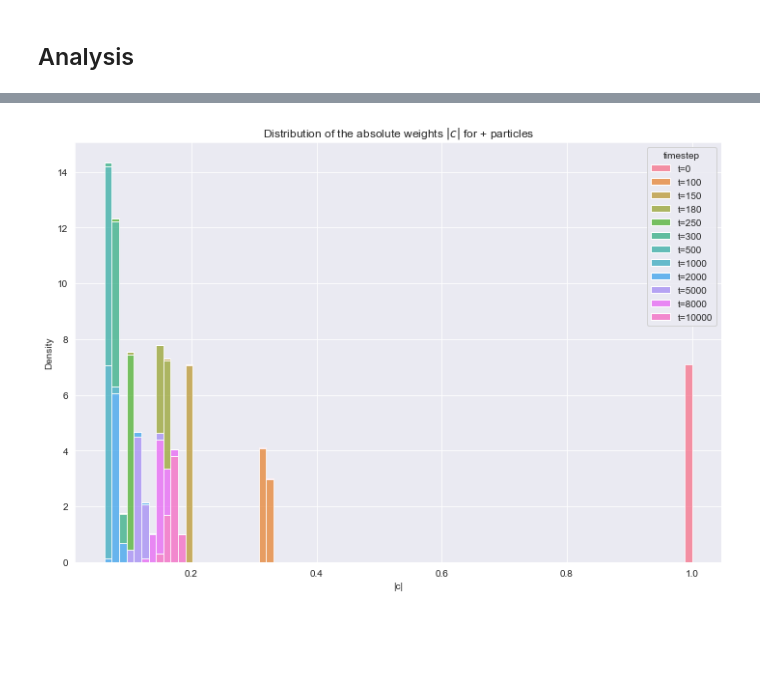
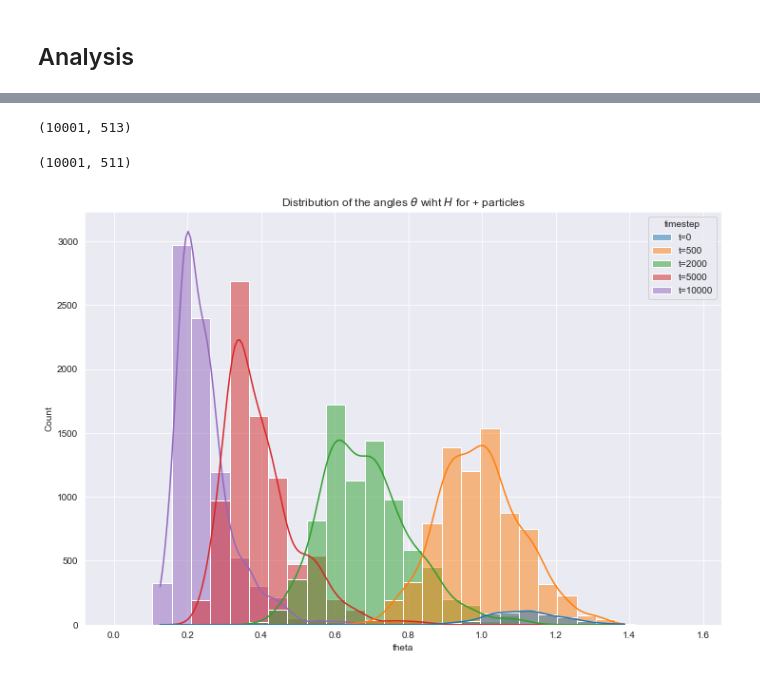
Before and after one commit to karl-hajjar/learning-structure, a Jupyter notebook: learning-structure/notebooks/1d-angles-simulation.ipynb, the cells around one changed output, grey strips where cells are left out. Drawn from its saved outputs; the diff is of its cells as text; code cells hidden in the pictures; blank space fills up the shorter version.

Commit message:
First working version of jax notebook. Added mirror plots for the histograms.

```diff
--- a/learning-structure/notebooks/1d-angles-simulation.ipynb
+++ b/learning-structure/notebooks/1d-angles-simulation.ipynb
@@ -427,16 +382,26 @@ plt.show()
-# %%
-ts = [0, 100, 150, 180, 250, 300, 500, 1000, 2000, 5000, 8000, 10000]
-N = cs_plus.shape[1]
-
-data = pd.DataFrame(columns=['|c|', 'timestep'])
-data['|c|'] = np.abs(cs_minus[ts, :].reshape(-1))
-for i, t in enumerate(ts):
-    data.loc[i * N: (i+1) * N, 'timestep'] = 't={}'.format(t)
-
-plt.figure(figsize=(12, 8))
-sns.histplot(data, x='|c|', hue='timestep', stat='density', kde=False, bins=80,
-             multiple='stack')
-plt.title('Distribution of the absolute weights $|c|$ for + particles')
-plt.show()
-# %% [output]
-[figure, removed]
+# %%
+thetas_plus.shape
+# %% [output]
+(10001, 513)
+# %%
+thetas_minus.shape
+# %% [output]
+(10001, 511)
+# %%
+# ts = [0, 100, 500, 1000, 2000, 3000, 5000, 8000, 10000]
+ts = [0, 500, 2000, 5000, 10000]
+N = thetas_plus.shape[1]
+
+data = pd.DataFrame(columns=['theta', 'timestep', 'weight'])
+data['theta'] = thetas_plus[ts, :].reshape(-1)
+data['weight'] = np.abs(cs_plus[ts, :].reshape(-1))
+for i, t in enumerate(ts):
+    data.loc[i * N: (i+1) * N, 'timestep'] = 't={}'.format(t)
+
+plt.figure(figsize=(12, 8))
+sns.histplot(data, x='theta', hue='timestep', stat='count', kde=True, binrange=(0., np.pi/2), bins=30,
+             multiple='layer', weights='weight')
+plt.title('Distribution of the angles $\\theta$ wiht $H$ for + particles')
+plt.show()
+# %% [output]
+[figure, added]
```
Also changed, not shown: parts of 26 cells of this notebook, 1 other file.
